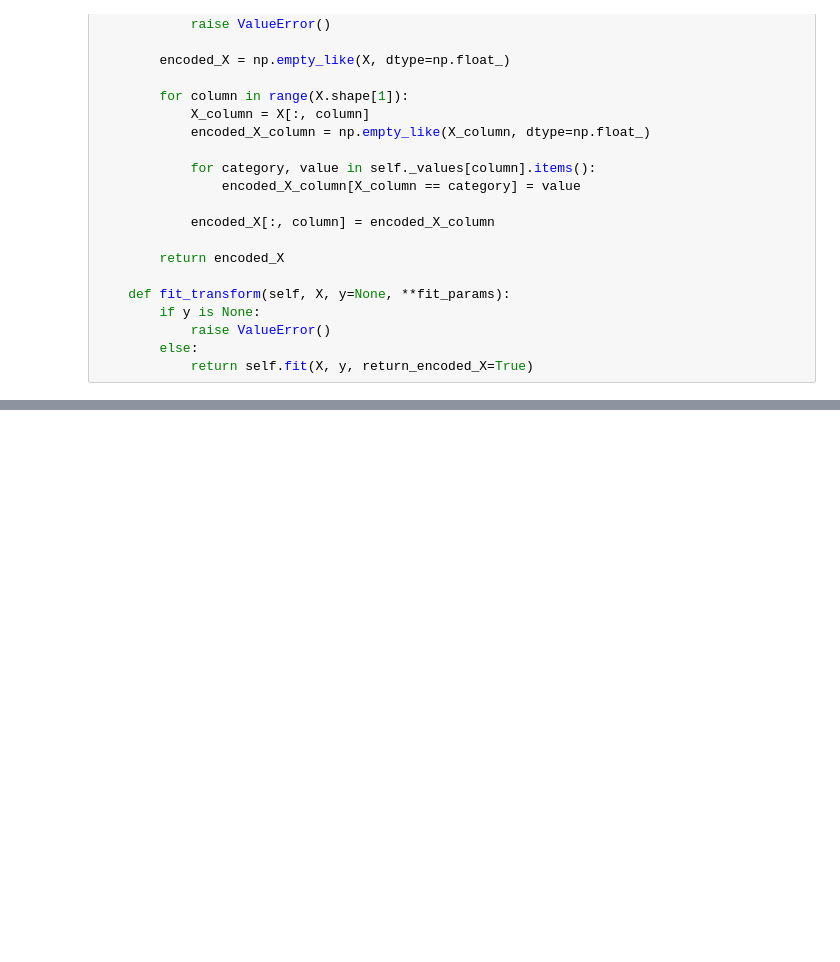
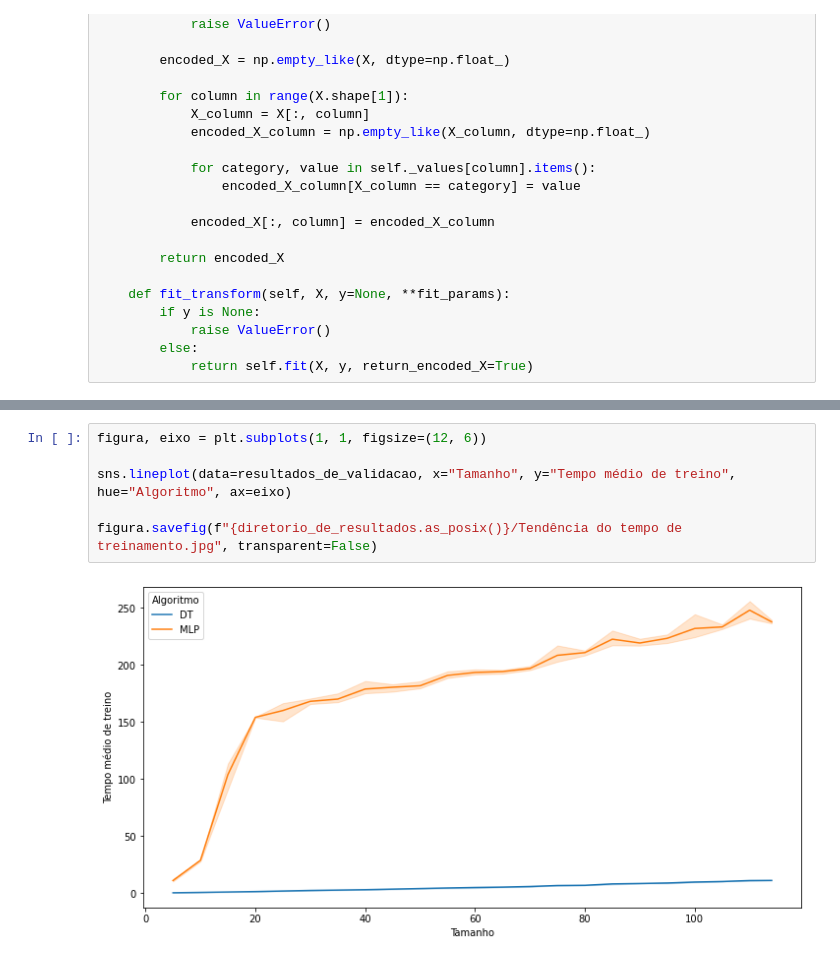
Before and after one commit to ygarasab/data-classification, a Jupyter notebook: código/Processamento.ipynb, the cells around one changed output, grey strips where cells are left out. Drawn from its saved outputs; the diff is of its cells as text; blank space fills up the shorter version.

```diff
--- a/código/Processamento.ipynb
+++ b/código/Processamento.ipynb
@@ -159,0 +438,8 @@ elm: accuracy 0.5922980849292256, f1 0.635421688277177
+# %%
+figura, eixo = plt.subplots(1, 1, figsize=(12, 6))
+
+sns.lineplot(data=resultados_de_validacao, x="Tamanho", y="Tempo médio de treino", hue="Algoritmo", ax=eixo)
+
+figura.savefig(f"{diretorio_de_resultados.as_posix()}/Tendência do tempo de treinamento.jpg", transparent=False)
+# %% [output]
+[figure, added]
```
Also changed, not shown: parts of 80 cells of this notebook, 8 other files.
